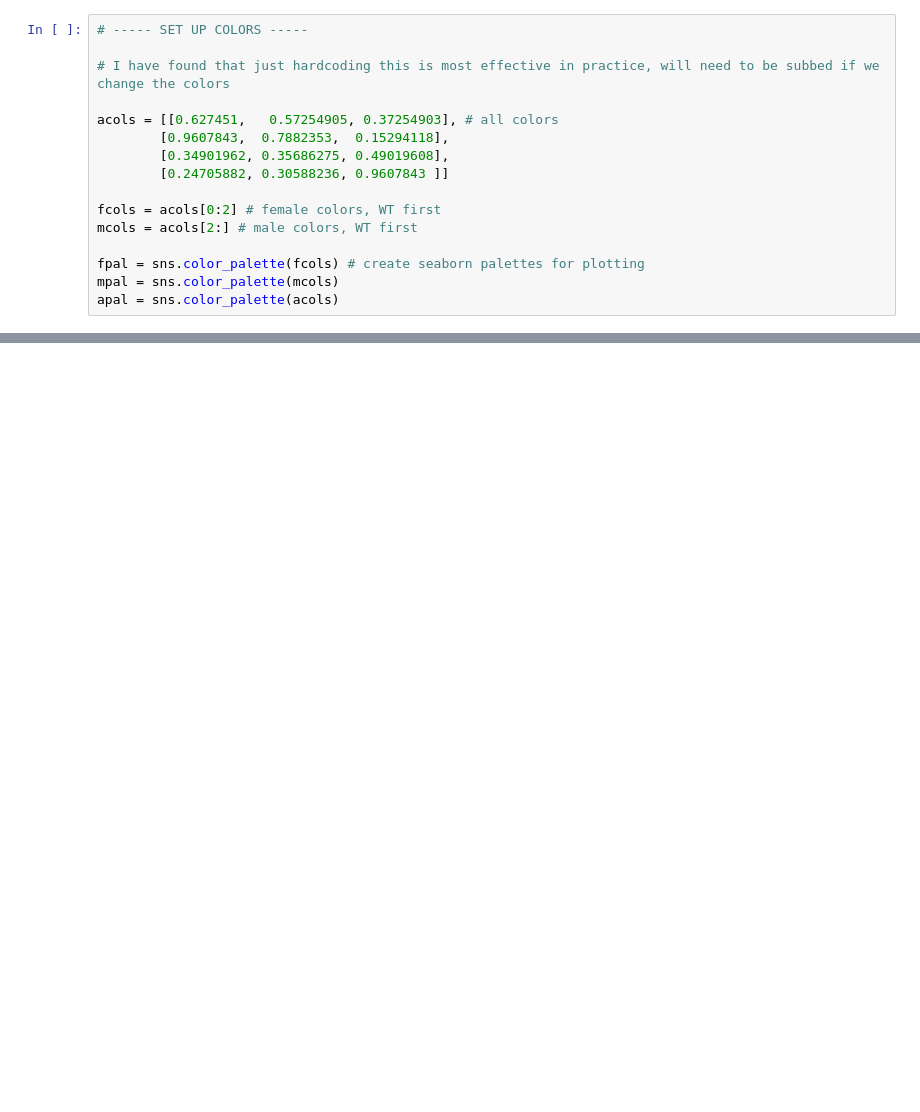
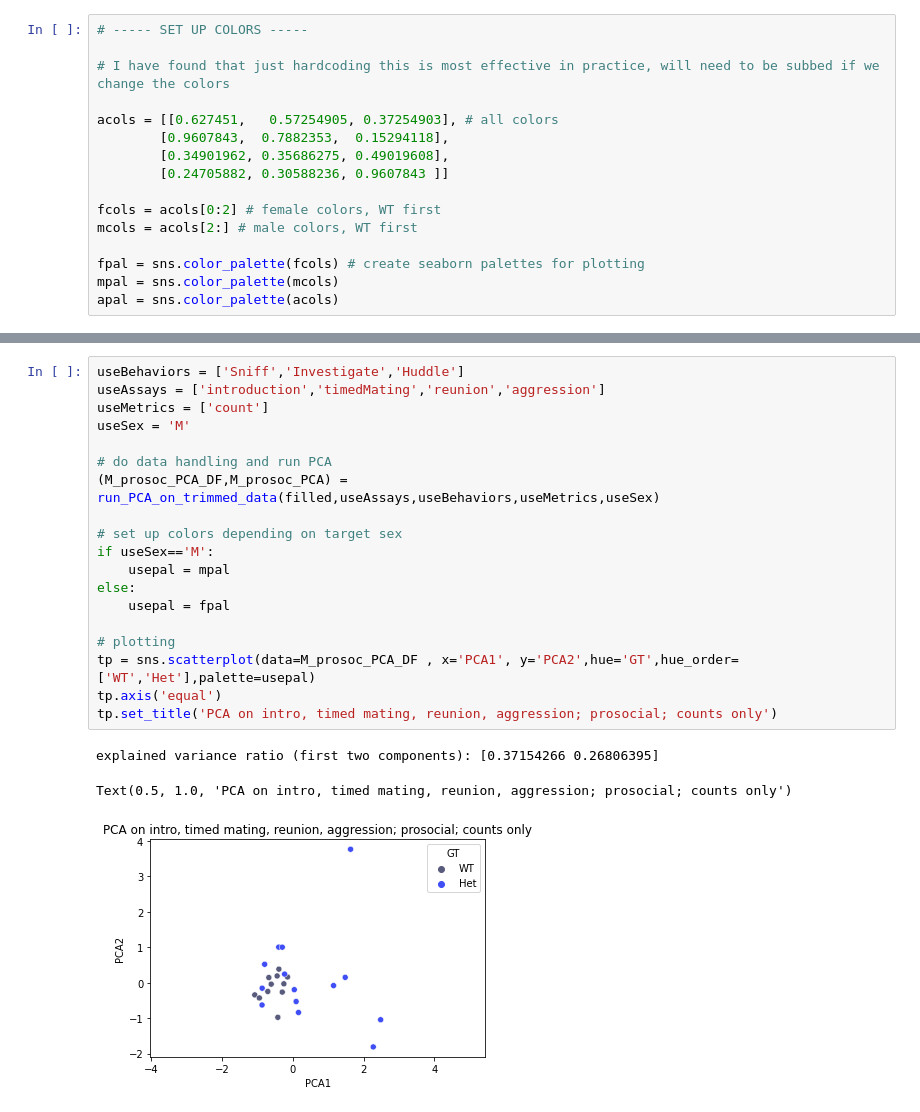
Before and after one commit to nhoglen/scn2a-paper-GWJSNH-code, a Jupyter notebook: 240813_pipeline_PCA.ipynb, the cells around one changed output, grey strips where cells are left out. Drawn from its saved outputs; the diff is of its cells as text; blank space fills up the shorter version.

```diff
--- a/240813_pipeline_PCA.ipynb
+++ b/240813_pipeline_PCA.ipynb
@@ -171,0 +271,23 @@ colsToUse
+# %%
+useBehaviors = ['Sniff','Investigate','Huddle']
+useAssays = ['introduction','timedMating','reunion','aggression']
+useMetrics = ['count']
+useSex = 'M'
+
+# do data handling and run PCA
+(M_prosoc_PCA_DF,M_prosoc_PCA) = run_PCA_on_trimmed_data(filled,useAssays,useBehaviors,useMetrics,useSex)
+
+# set up colors depending on target sex
+if useSex=='M':
+    usepal = mpal
+else:
+    usepal = fpal
+
+# plotting
+tp = sns.scatterplot(data=M_prosoc_PCA_DF , x='PCA1', y='PCA2',hue='GT',hue_order=['WT','Het'],palette=usepal)
+tp.axis('equal')
+tp.set_title('PCA on intro, timed mating, reunion, aggression; prosocial; counts only')
+# %% [output]
+explained variance ratio (first two components): [0.37154266 0.26806395]
+Text(0.5, 1.0, 'PCA on intro, timed mating, reunion, aggression; prosocial; counts only')
+[figure, added]
```
Also changed, not shown: parts of 9 cells of this notebook, 1 other file.
